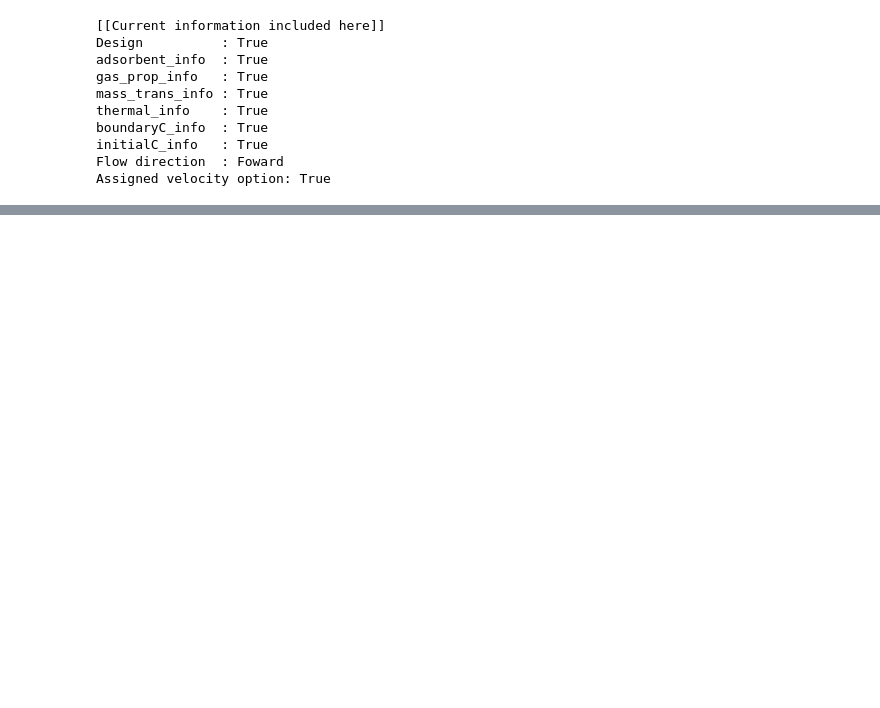
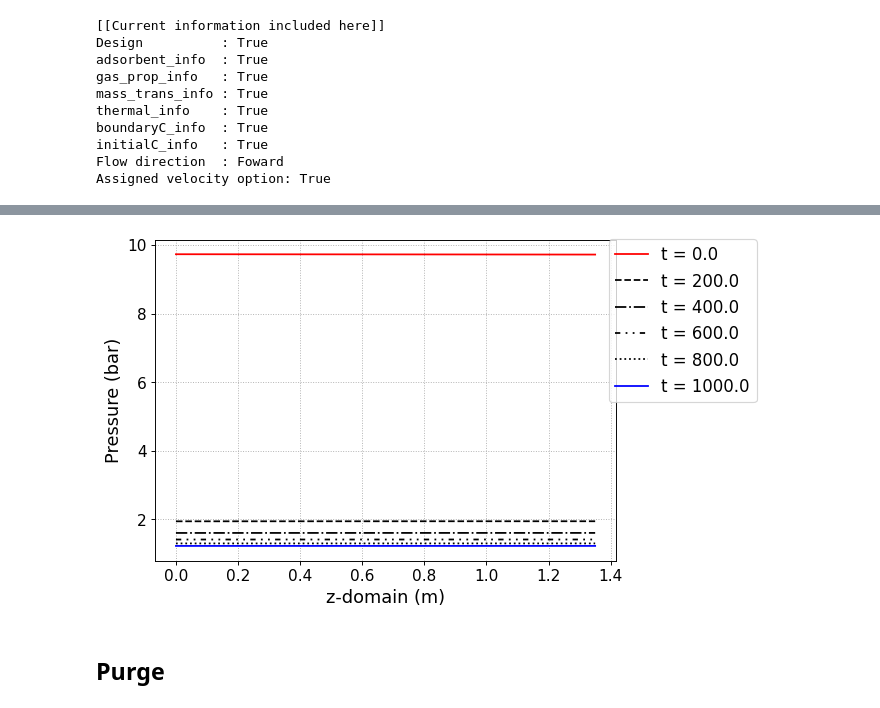
Before and after one commit to NahyeonAn/pyAPEP, a Jupyter notebook: Examples.ipynb, the cells around one changed output, grey strips where cells are left out. Saved outputs shown, nothing was run; the diff lists cells and outputs as text; code cells hidden in the pictures; blank space fills up the shorter version.

```diff
--- a/Examples.ipynb
+++ b/Examples.ipynb
@@ -399,0 +316,6 @@ Comp 2 =  0.7357236118721581
+# %%
+fig, ax = CR2.Graph_P(200, loc=[1.15,0.9])
+# %% [output]
+[figure, added]
+# %% [markdown]
+## Purge
```
Also changed, not shown: parts of 30 cells of this notebook, 3 other files.
